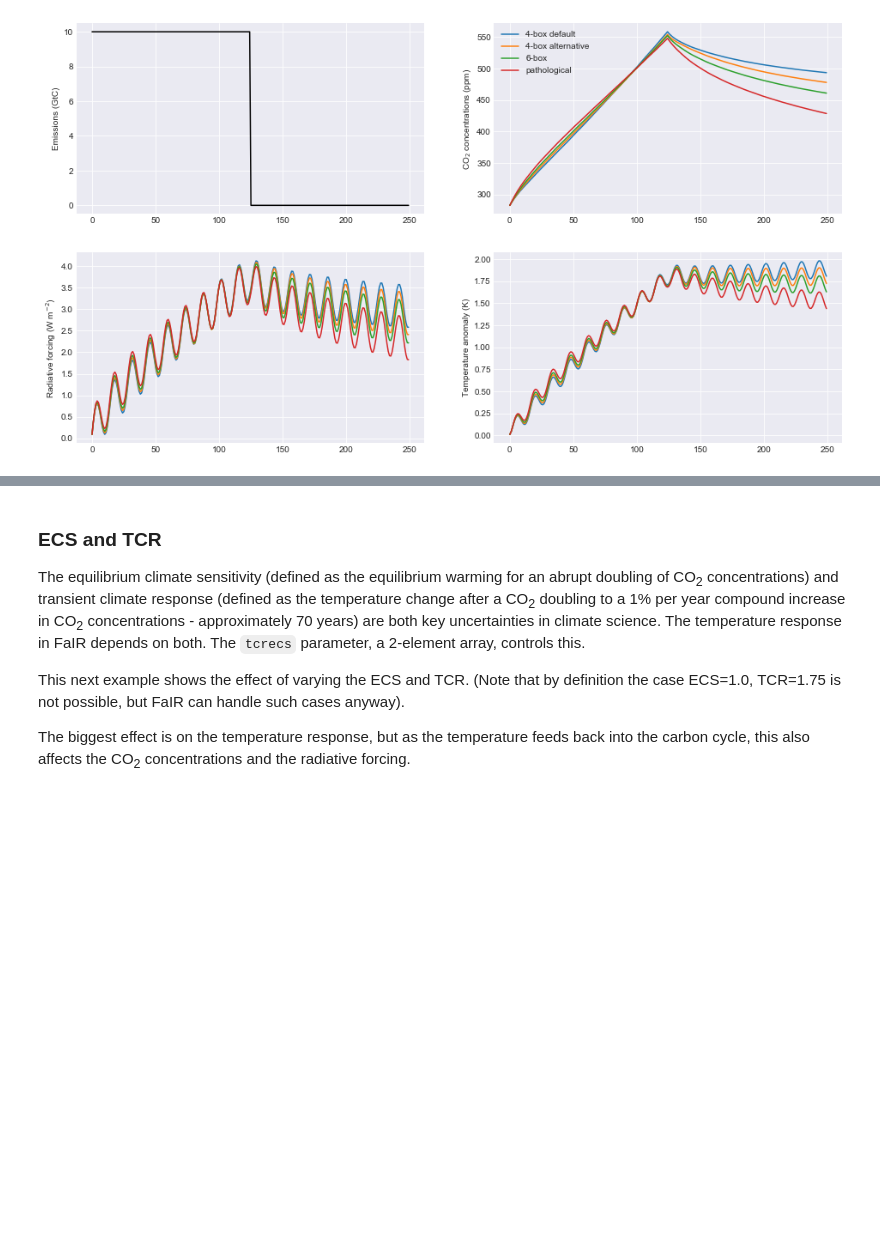
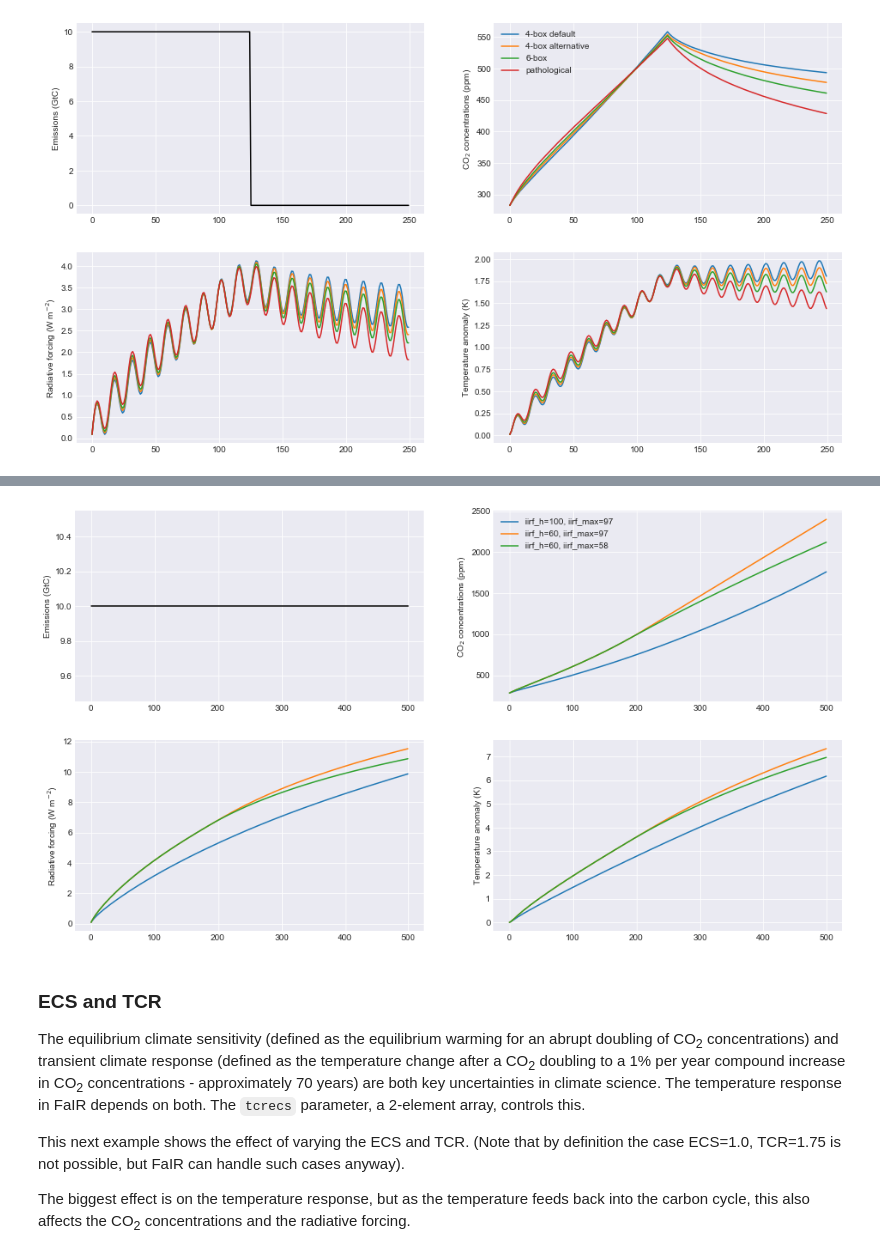
Before and after one commit to OMS-NetZero/FAIR, a Jupyter notebook: docs/examples.ipynb, the cells around one changed output, grey strips where cells are left out. Cells and saved outputs as stored; diff of their text form; code cells hidden in the pictures; blank space fills up the shorter version.

Commit message:
Update docs for variable iirf
tidy up markdown in changelog

```diff
--- a/docs/examples.ipynb
+++ b/docs/examples.ipynb
@@ -230,0 +234,15 @@ ax4.set_ylabel('Temperature anomaly (K)');
+# %%
+# set up emissions and forcing arrays
+emissions = np.ones(500) * 10.0   # Unit: GtC
+other_rf = 0
+
+# create output arrays
+nrun=3
+C = np.empty((emissions.size, nrun))
+F = np.empty((emissions.size, nrun))
+T = np.empty((emissions.size, nrun))
+
+# run the model for default values
+C[:,0],F[:,0],T[:,0] = fair.forward.fair_scm(
+    emissions=emissions,
+    useMultigas=False)
@@ -231,3 +255,29 @@ ax4.set_ylabel('Temperature anomaly (K)');
+# %%
+# set maximum iirf
+C[:,2],F[:,2],T[:,2] = fair.forward.fair_scm(
+    emissions=emissions,
+    useMultigas=False,
+    iirf_h=60,
+    iirf_max=58)
+
+# plot results
+fig = plt.figure()
+ax1 = fig.add_subplot(221)
+ax1.plot(range(0, emissions.size), emissions, color='black')
+ax1.set_ylabel('Emissions (GtC)')
+ax2 = fig.add_subplot(222)
+handles = ax2.plot(range(0, emissions.size), C)
+labels = ['iirf_h=100, iirf_max=97','iirf_h=60, iirf_max=97','iirf_h=60, iirf_max=58']
+ax2.legend(handles, labels)
+ax2.set_ylabel('CO$_2$ concentrations (ppm)')
+ax3 = fig.add_subplot(223)
+ax3.plot(range(0, emissions.size), F)
+ax3.set_ylabel('Radiative forcing (W m$^{-2}$)')
+ax4 = fig.add_subplot(224)
+ax4.plot(range(0, emissions.size), T)
+ax4.set_ylabel('Temperature anomaly (K)');
+# %% [output]
+[figure, added]
 # %% [markdown]
 ### ECS and TCR
 The equilibrium climate sensitivity (defined as the equilibrium warming for an abrupt doubling of CO<sub>2</sub> concentrations) and transient climate response (defined as the temperature change after a CO<sub>2</sub> doubling to a 1% per year compound increase in CO<sub>2</sub> concentrations - approximately 70 years) are both key uncertainties in climate science. The temperature response in FaIR depends on both. The `tcrecs` parameter, a 2-element array, controls this.
```
Also changed, not shown: parts of 3 cells of this notebook, 16 other files.
